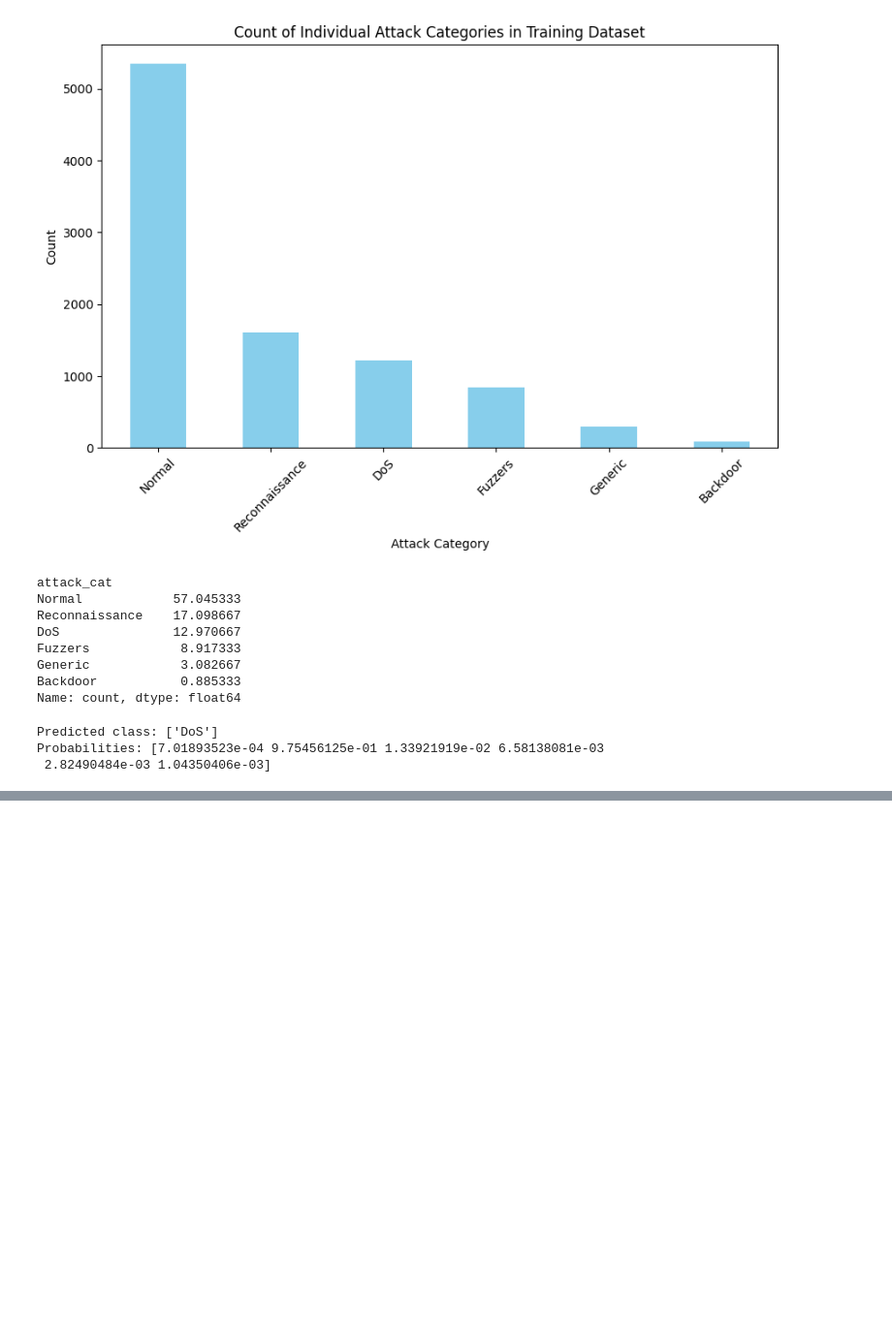
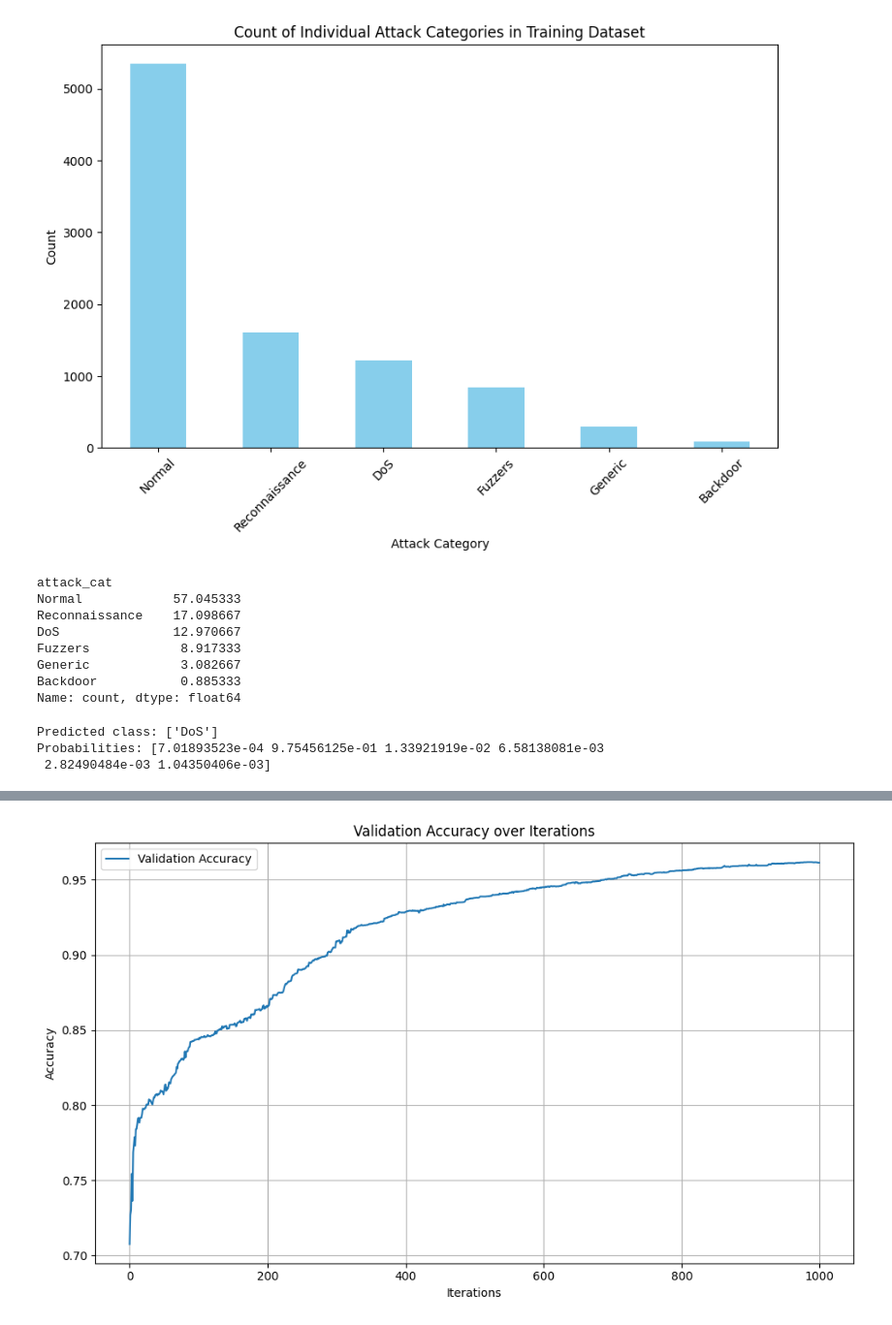
Before and after one commit to Raut-Atharva/NIDPS, a Jupyter notebook: BackEnd/ML/train2.ipynb, the cells around one changed output, grey strips where cells are left out. Shown: that part at 97% size. Cells and saved outputs as stored; diff of their text form; code cells hidden in the pictures; blank space fills up the shorter version.

```diff
--- a/BackEnd/ML/train2.ipynb
+++ b/BackEnd/ML/train2.ipynb
@@ -181,0 +233,13 @@ Probabilities: [7.01893523e-04 9.75456125e-01 1.33921919e-02 6.58138081e-03
+# %%
+# Plotting learning curve from CatBoost's log
+plt.figure(figsize=(10, 6))
+plt.plot(model.get_evals_result()['validation']['Accuracy'], label='Validation Accuracy')
+plt.title('Validation Accuracy over Iterations')
+plt.xlabel('Iterations')
+plt.ylabel('Accuracy')
+plt.legend()
+plt.grid(True)
+plt.tight_layout()
+plt.show()
+# %% [output]
+[figure, added]
```
Also changed, not shown: parts of 4 cells of this notebook, 5 other files.
